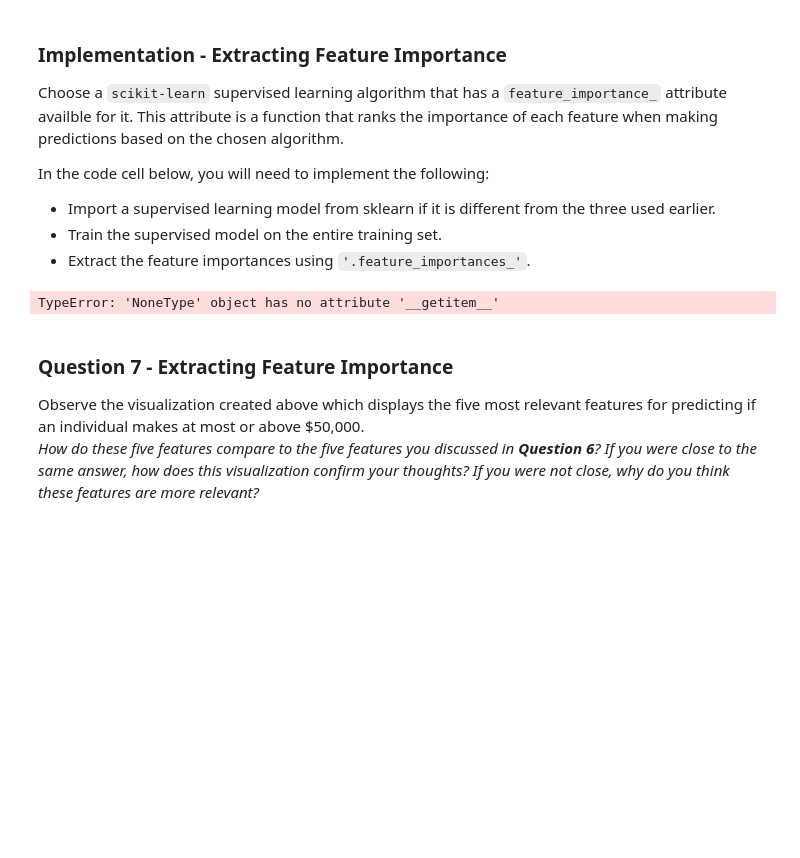
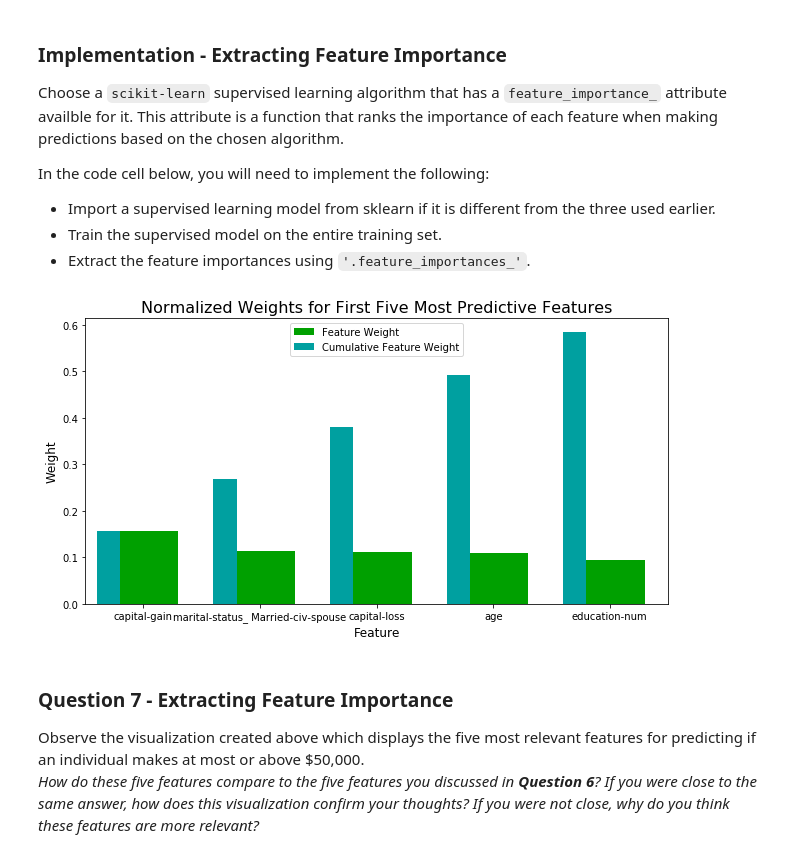
Before and after one commit to kennedysousa/finding_donors, a Jupyter notebook: finding_donors.ipynb, the cells around one changed output. Cells and saved outputs as stored; diff of their text form; code cells hidden in the pictures; blank space fills up the shorter version.

```diff
--- a/finding_donors.ipynb
+++ b/finding_donors.ipynb
@@ -415,10 +415,12 @@ from sklearn.model_selection import GridSearchCV
 from sklearn.metrics import fbeta_score, make_scorer
 
 # TODO: Initialize the classifier
-clf = GradientBoostingClassifier()
+clf = GradientBoostingClassifier(random_state=0)
 
 # TODO: Create the parameters list you wish to tune
 parameters = {
+    'learning_rate': [0.1, 0.05],
+    'loss': ['deviance', 'exponential'],
     'max_depth': range(5, 8)
 }
 
@@ -492,16 +502,16 @@ In the code cell below, you will need to implement the following:
 # %%
 # TODO: Import a supervised learning model that has 'feature_importances_'
 
 # TODO: Train the supervised model on the training set
-model = None
+model = best_clf.fit(X_train, y_train)
 
 # TODO: Extract the feature importances
-importances = None
+importances = best_clf.feature_importances_
 
 # Plot
 vs.feature_plot(importances, X_train, y_train)
 # %% [output]
-TypeError: 'NoneType' object has no attribute '__getitem__'
+[figure, added]
 # %% [markdown]
 ### Question 7 - Extracting Feature Importance
 
```
Also changed, not shown: parts of 13 cells of this notebook.
